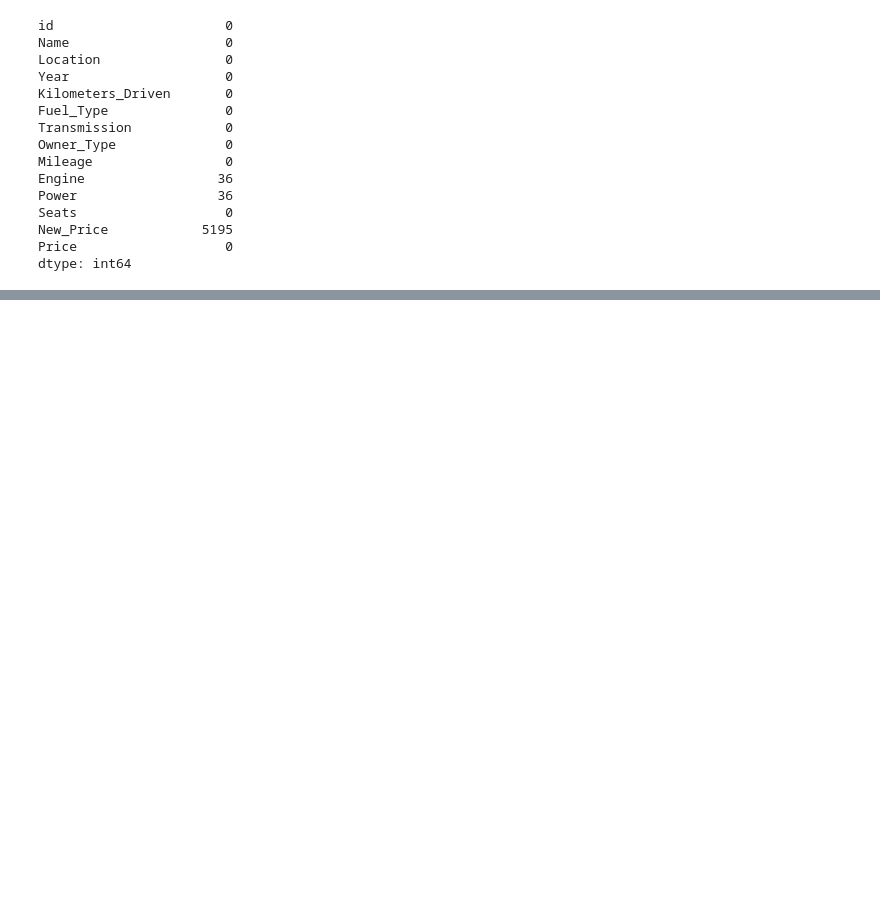
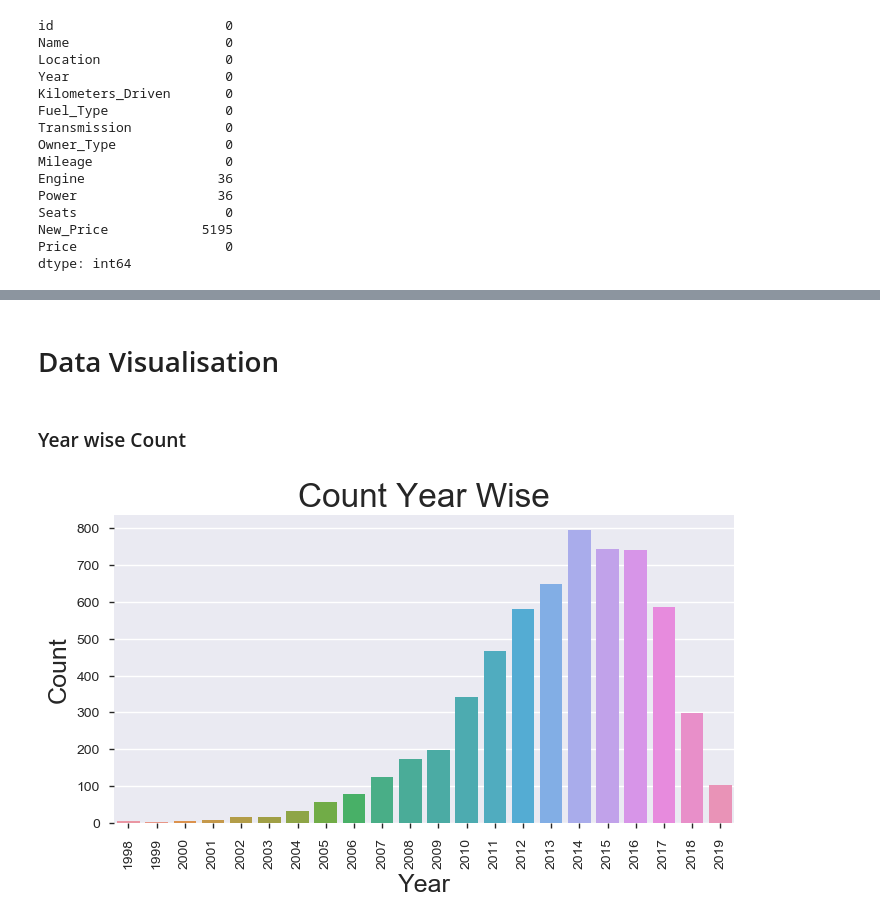
Before and after one commit to kira5901/Predicting-the-Old-Car-Price, a Jupyter notebook: Project/Predicting_Old_Car_Price.ipynb, the cells around one changed output, grey strips where cells are left out. Saved outputs shown, nothing was run; the diff lists cells and outputs as text; code cells hidden in the pictures; blank space fills up the shorter version.

Commit message:
Data Visualisation and correlation

```diff
--- a/Project/Predicting_Old_Car_Price.ipynb
+++ b/Project/Predicting_Old_Car_Price.ipynb
@@ -285,0 +352,3 @@ dtype: int64
+# %%
+data['Power'].fillna(value=91.1,inplace=True)
+data.isna().sum()
@@ -285,0 +373,3 @@ dtype: int64
+# %%
+data['Name'] = data['Name'].str.split(' ').str[0]
+data.groupby('Name')['id'].nunique()
@@ -285,0 +394,2 @@ dtype: int64
+# %%
+data.Name[data.Name=='ISUZU']='Isuzu'
@@ -285,0 +407,2 @@ dtype: int64
+# %%
+dataset=data.copy()
@@ -285,0 +449,14 @@ dtype: int64
+# %% [markdown]
+# Data Visualisation
+# %% [markdown]
+### Year wise Count
+# %%
+plt.figure(figsize=(8,4))
+sns.countplot(dataset['Year'])
+plt.xticks(rotation=90)
+plt.title('Count Year Wise', size=24)
+plt.xlabel('Year', size=18)
+plt.ylabel('Count', size=18)
+plt.show()
+# %% [output]
+[figure, added]
```
Also changed, not shown: parts of 35 cells of this notebook.
